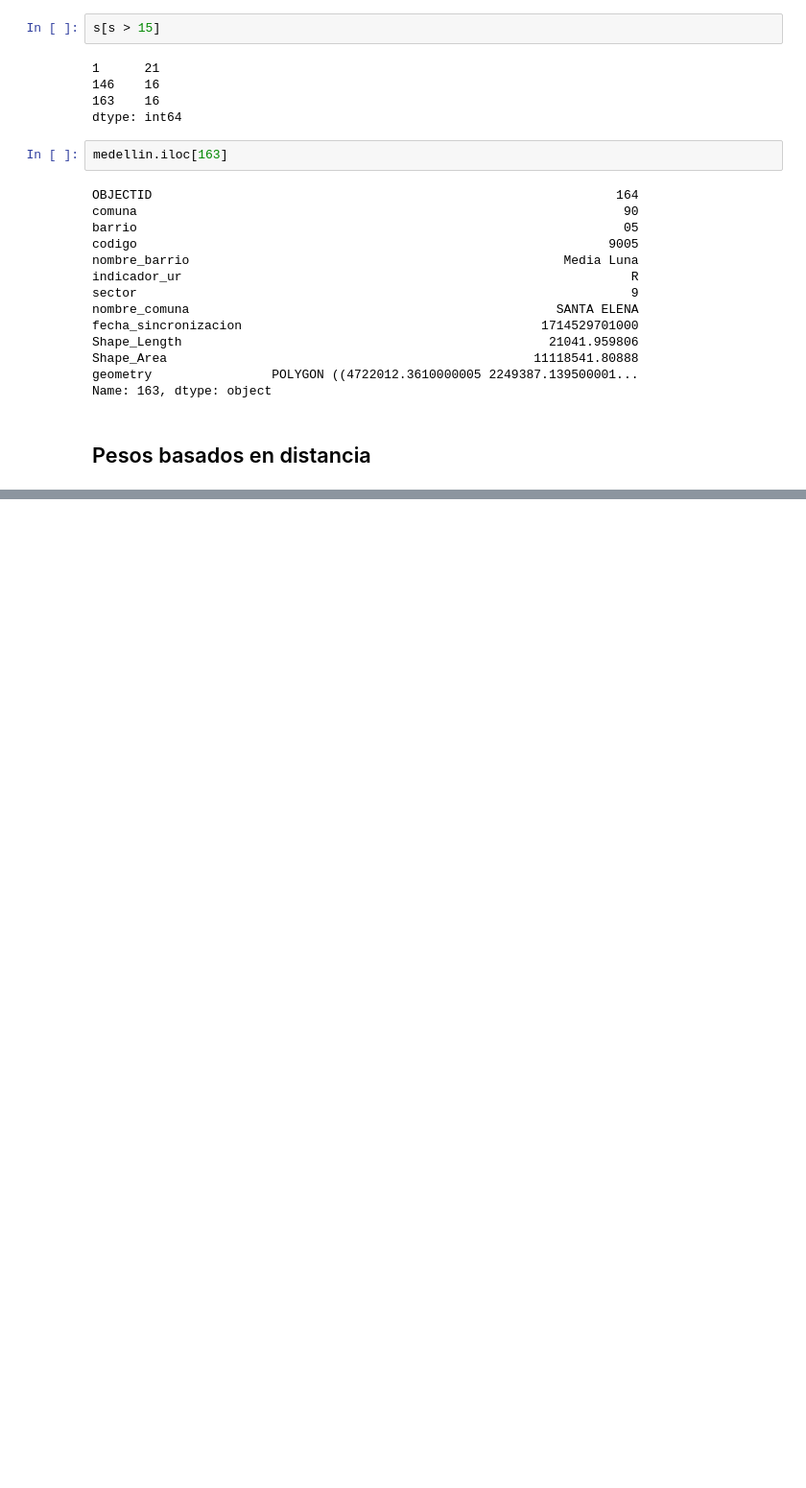
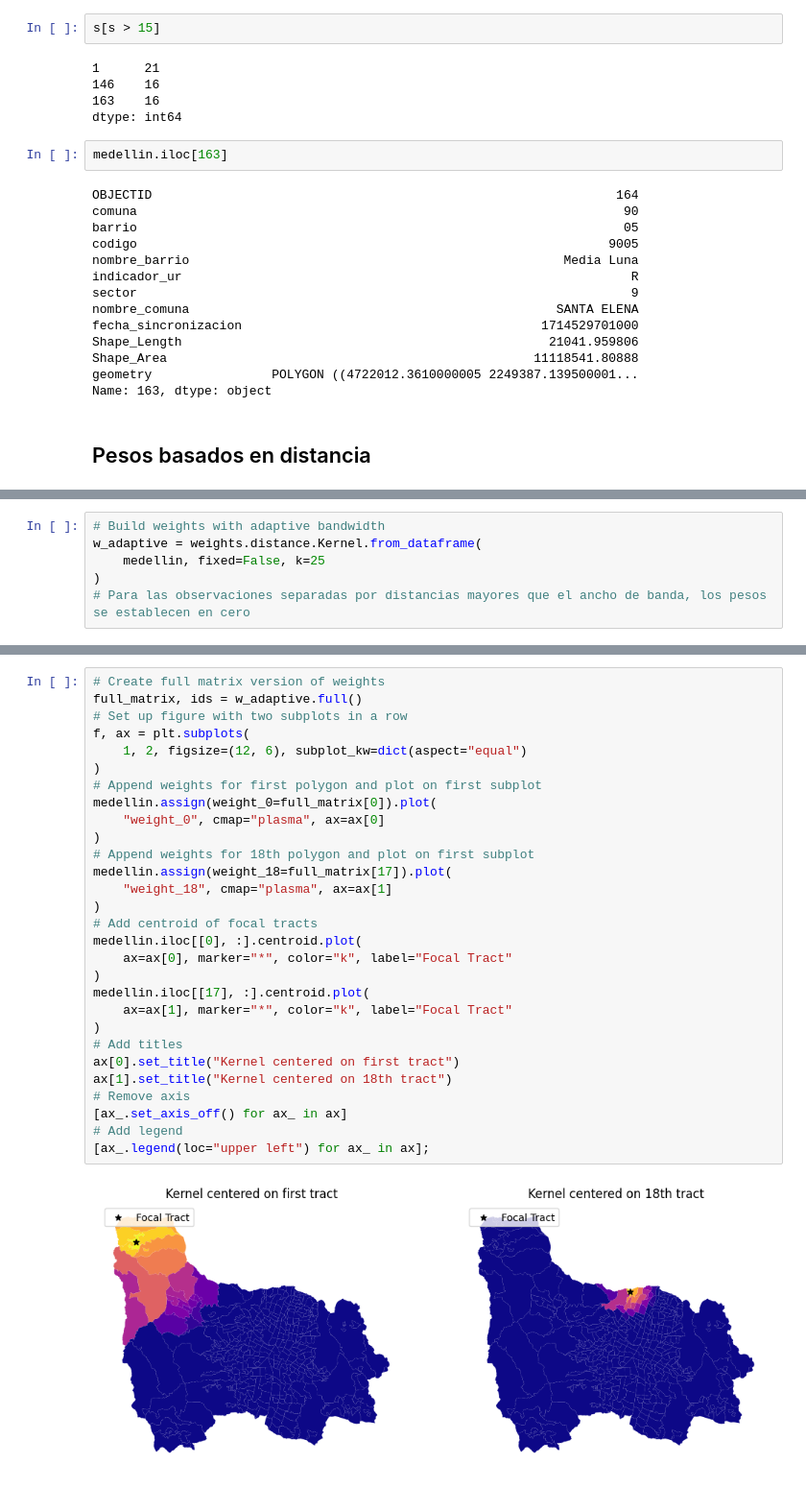
Before and after one commit to jdavidortega/Geographic_Data_Science_with_Python, a Jupyter notebook: 2.ipynb, the cells around one changed output, grey strips where cells are left out. Shown at 96% size. Saved outputs shown, nothing was run; the diff lists cells and outputs as text; blank space fills up the shorter version.

```diff
--- a/2.ipynb
+++ b/2.ipynb
@@ -142,0 +194,6 @@ Name: 163, dtype: object
+# %%
+# Build weights with adaptive bandwidth
+w_adaptive = weights.distance.Kernel.from_dataframe(
+    medellin, fixed=False, k=25
+)
+# Para las observaciones separadas por distancias mayores que el ancho de banda, los pesos se establecen en cero
@@ -142,0 +229,31 @@ Name: 163, dtype: object
+# %%
+# Create full matrix version of weights
+full_matrix, ids = w_adaptive.full()
+# Set up figure with two subplots in a row
+f, ax = plt.subplots(
+    1, 2, figsize=(12, 6), subplot_kw=dict(aspect="equal")
+)
+# Append weights for first polygon and plot on first subplot
+medellin.assign(weight_0=full_matrix[0]).plot(
+    "weight_0", cmap="plasma", ax=ax[0]
+)
+# Append weights for 18th polygon and plot on first subplot
+medellin.assign(weight_18=full_matrix[17]).plot(
+    "weight_18", cmap="plasma", ax=ax[1]
+)
+# Add centroid of focal tracts
+medellin.iloc[[0], :].centroid.plot(
+    ax=ax[0], marker="*", color="k", label="Focal Tract"
+)
+medellin.iloc[[17], :].centroid.plot(
+    ax=ax[1], marker="*", color="k", label="Focal Tract"
+)
+# Add titles
+ax[0].set_title("Kernel centered on first tract")
+ax[1].set_title("Kernel centered on 18th tract")
+# Remove axis
+[ax_.set_axis_off() for ax_ in ax]
+# Add legend
+[ax_.legend(loc="upper left") for ax_ in ax];
+# %% [output]
+[figure, added]
```
Also changed, not shown: parts of 10 cells of this notebook.
